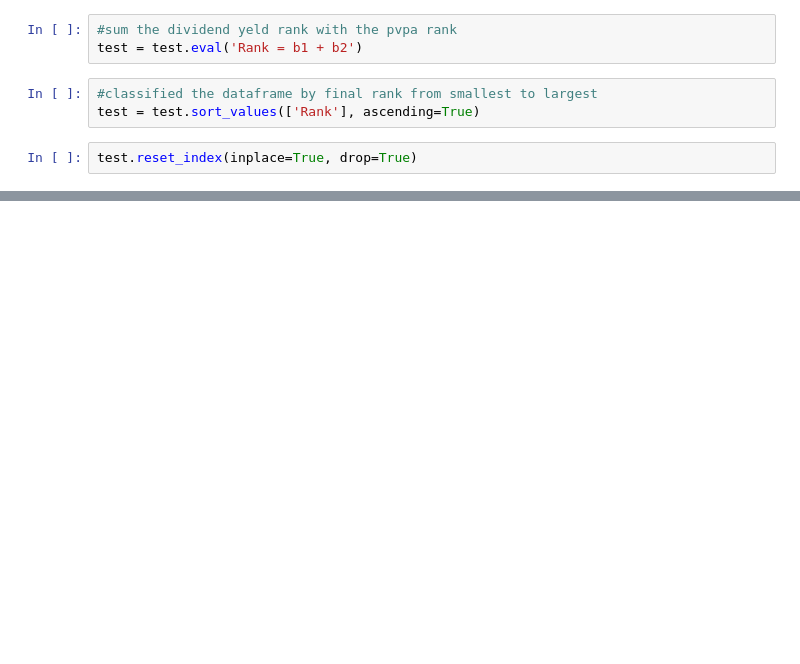
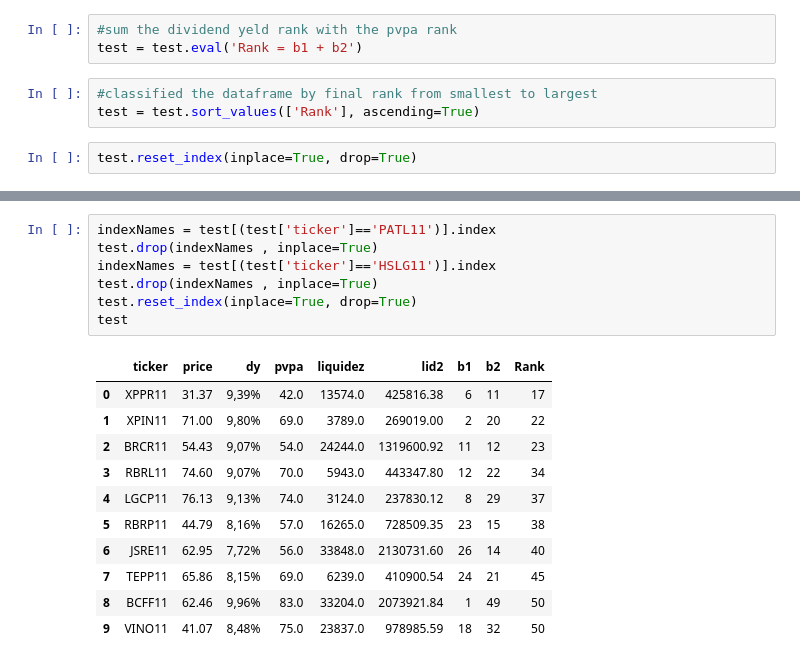
Before and after one commit to jrocarlos/reits_rank, a Jupyter notebook: reits_rank.ipynb, the cells around one changed output, grey strips where cells are left out. Drawn from its saved outputs; the diff is of its cells as text; blank space fills up the shorter version.

```diff
--- a/reits_rank.ipynb
+++ b/reits_rank.ipynb
@@ -303,3 +305,22 @@ test
+# %%
+indexNames = test[(test['ticker']=='PATL11')].index
+test.drop(indexNames , inplace=True)
+indexNames = test[(test['ticker']=='HSLG11')].index
+test.drop(indexNames , inplace=True)
+test.reset_index(inplace=True, drop=True)
+test
+# %% [output]
+|  | ticker | price | dy | pvpa | liquidez | lid2 | b1 | b2 | Rank |
+| 0 | XPPR11 | 31.37 | 9,39% | 42.0 | 13574.0 | 425816.38 | 6 | 11 | 17 |
+| 1 | XPIN11 | 71.00 | 9,80% | 69.0 | 3789.0 | 269019.00 | 2 | 20 | 22 |
+| 2 | BRCR11 | 54.43 | 9,07% | 54.0 | 24244.0 | 1319600.92 | 11 | 12 | 23 |
+| 3 | RBRL11 | 74.60 | 9,07% | 70.0 | 5943.0 | 443347.80 | 12 | 22 | 34 |
+| 4 | LGCP11 | 76.13 | 9,13% | 74.0 | 3124.0 | 237830.12 | 8 | 29 | 37 |
+| 5 | RBRP11 | 44.79 | 8,16% | 57.0 | 16265.0 | 728509.35 | 23 | 15 | 38 |
+| 6 | JSRE11 | 62.95 | 7,72% | 56.0 | 33848.0 | 2130731.60 | 26 | 14 | 40 |
+| 7 | TEPP11 | 65.86 | 8,15% | 69.0 | 6239.0 | 410900.54 | 24 | 21 | 45 |
+| 8 | BCFF11 | 62.46 | 9,96% | 83.0 | 33204.0 | 2073921.84 | 1 | 49 | 50 |
+| 9 | VINO11 | 41.07 | 8,48% | 75.0 | 23837.0 | 978985.59 | 18 | 32 | 50 |
 # %%
 y = [10,10,10,10,10,10,10,10,10,10]
 ml = test['ticker']
```
Also changed, not shown: parts of 17 cells of this notebook.
